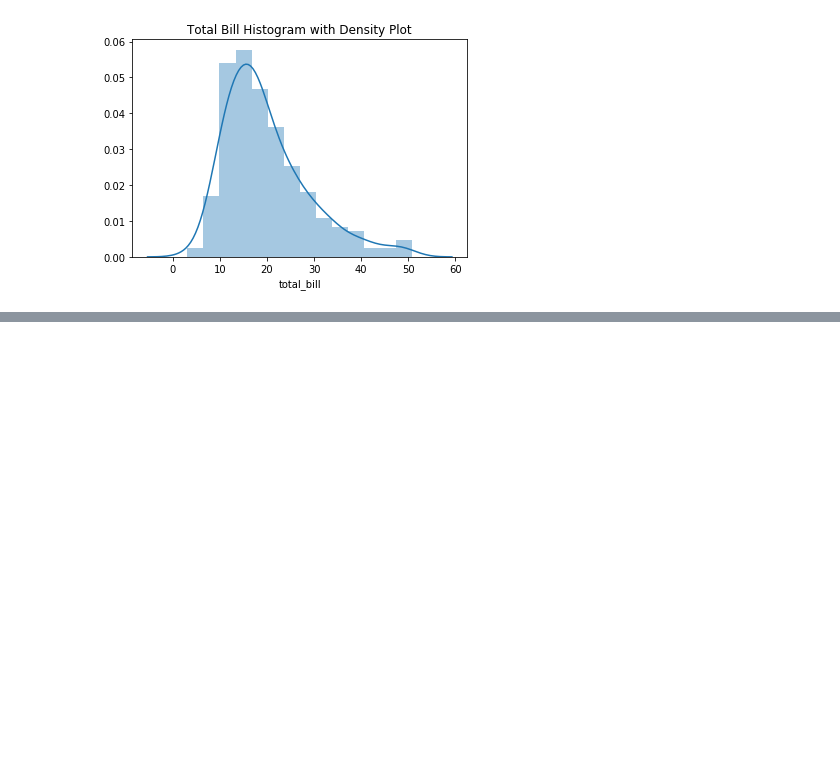
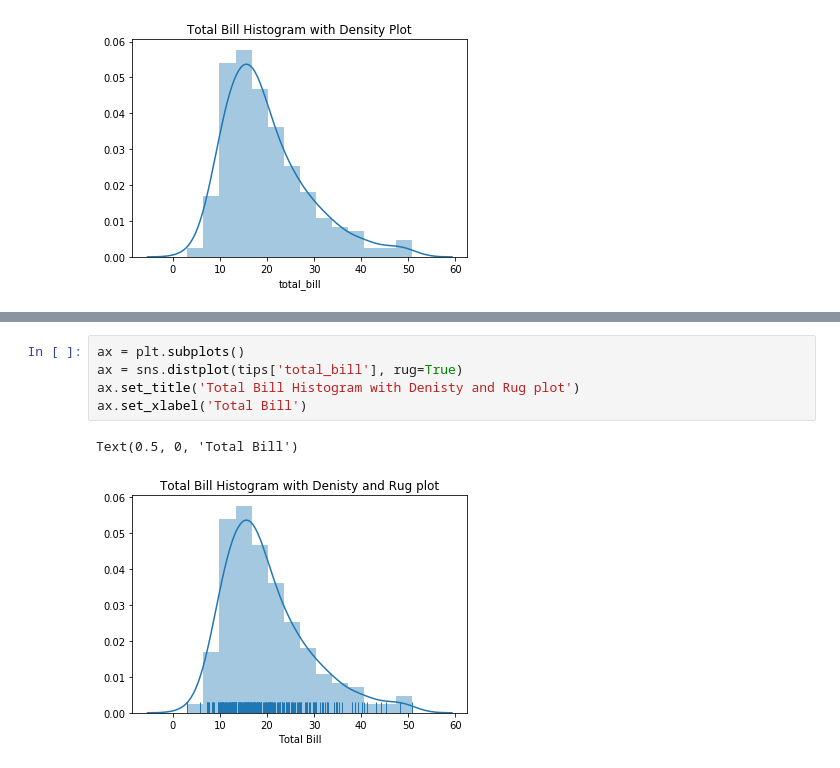
Before and after one commit to GeniusGun/python, a Jupyter notebook: pandas/pandas_04.ipynb, the cells around one changed output, grey strips where cells are left out. Cells and saved outputs as stored; diff of their text form; blank space fills up the shorter version.

```diff
--- a/pandas/pandas_04.ipynb
+++ b/pandas/pandas_04.ipynb
@@ -336,0 +368,8 @@ Text(0.5, 1.0, 'Total Bill Histogram with Density Plot')
+# %%
+ax = plt.subplots()
+ax = sns.distplot(tips['total_bill'], rug=True)
+ax.set_title('Total Bill Histogram with Denisty and Rug plot')
+ax.set_xlabel('Total Bill')
+# %% [output]
+Text(0.5, 0, 'Total Bill')
+[figure, added]
```
Also changed, not shown: parts of 13 cells of this notebook.
